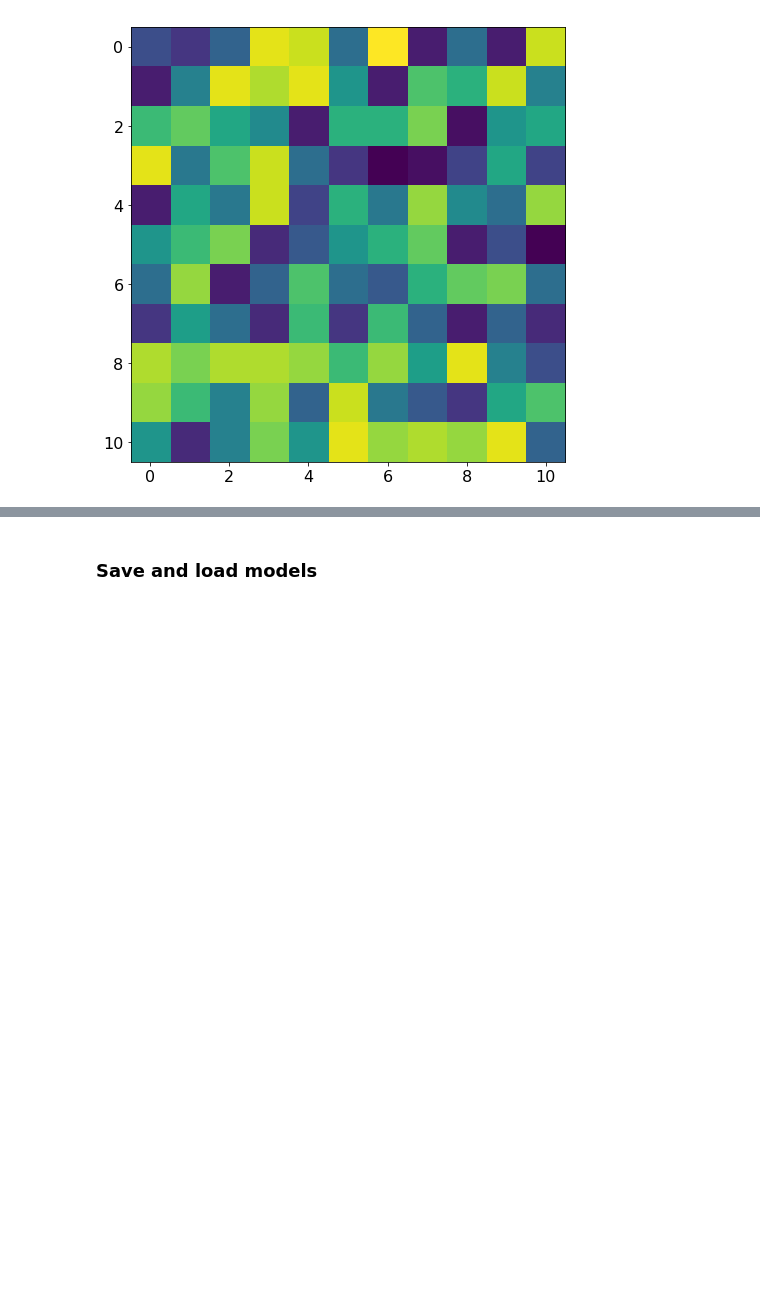
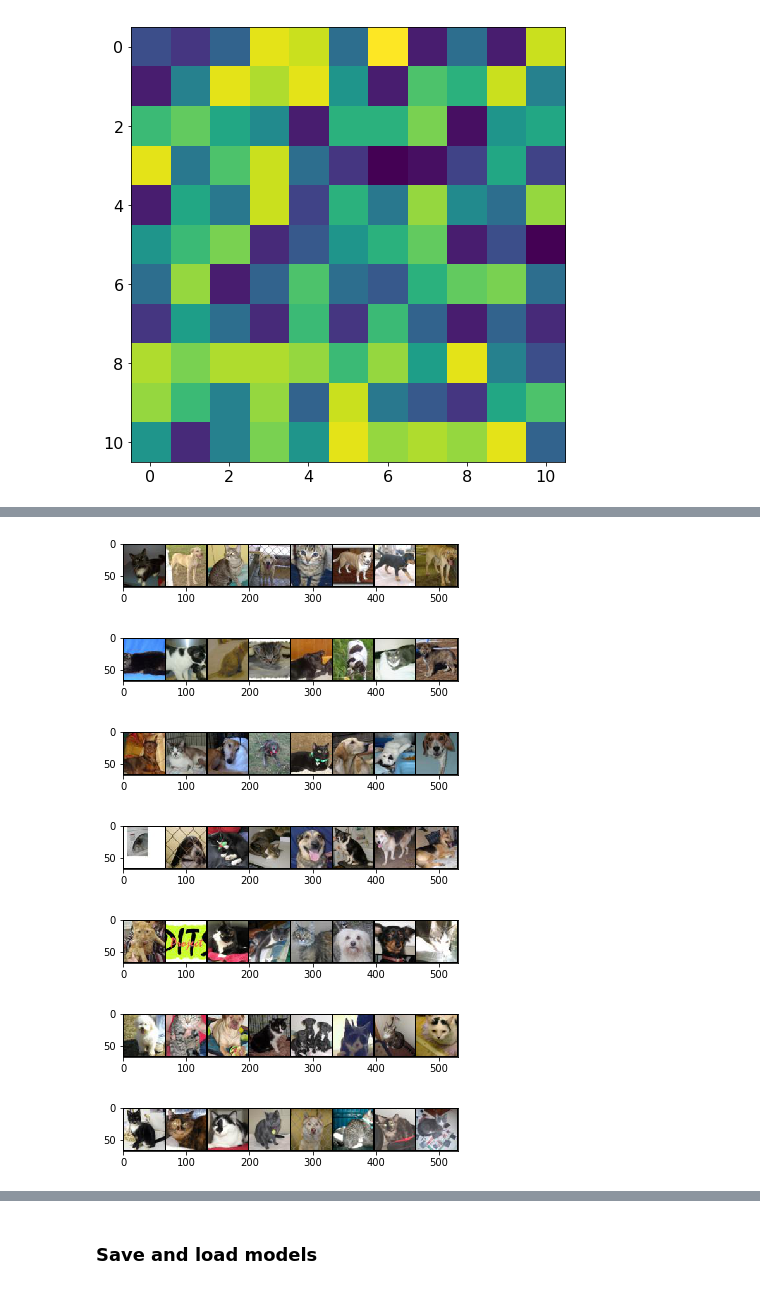
Before and after one commit to HugoCote/Assignment-1-Part-3, a Jupyter notebook: dev1num3.ipynb, the cells around one changed output, grey strips where cells are left out. Drawn from its saved outputs; the diff is of its cells as text; code cells hidden in the pictures; blank space fills up the shorter version.

```diff
--- a/dev1num3.ipynb
+++ b/dev1num3.ipynb
@@ -1320,0 +1720,7 @@ conv.0.weight  =  [[ -7  -9  -5  11  10  -4  12 -11  -4 -11  10]
+# %%
+loading_path = "./save/classifier1_201to500/dev1num3model_for_epoch300.pth" # Classifier1()
+# loading_path = "./save/underfit201to300/dev1num3model_for_epoch100.pth" # Classifier5d()
+# loading_path = "./save/classifier5wsm_nocrop_51to100/dev1num3model_for_epoch50.pth" # Classifier5()
+cudanet_tocpu = Classifier1()
+cudanet_tocpu.load_state_dict(torch.load(loading_path))
+cudanet2 = copy.deepcopy( cudanet_tocpu ).to(device)
@@ -1320,0 +1777,16 @@ conv.0.weight  =  [[ -7  -9  -5  11  10  -4  12 -11  -4 -11  10]
+# %%
+good_test_answers = torch.zeros(100,dtype=torch.long)
+dog_idx = [2,4,6,7,8,14,16,17,19,20,22,24,26,29,31,32,39,41,43,45,53,58,61,
+           63,69,70,71,74,75,76,77,82,83,84,86,87,89,93,94,97,98,99]
+for i in dog_idx :
+    good_test_answers[i-1] = 1
+
+count = 0
+prediction = remember_prediction[:100]
+for i in range(100):
+    if prediction[i] == good_test_answers[i] :
+        count = count + 1
+print(count)
+print(good_test_answers)
+print(prediction)
+# for i in range(len(dog_idx)):
@@ -1320,0 +1805,14 @@ conv.0.weight  =  [[ -7  -9  -5  11  10  -4  12 -11  -4 -11  10]
+# %%
+test_pict_loader  = DataLoader(test_dataset, batch_size=8,shuffle=False, num_workers=num_workers)
+for i,(img) in enumerate(test_pict_loader):
+    imshow(torchvision.utils.make_grid(img))
+    if i > 5 :
+        break
+# %% [output]
+[figure, added]
+[figure, added]
+[figure, added]
+[figure, added]
+[figure, added]
+[figure, added]
+[figure, added]
```
Also changed, not shown: parts of 56 cells of this notebook, 23 other files.
